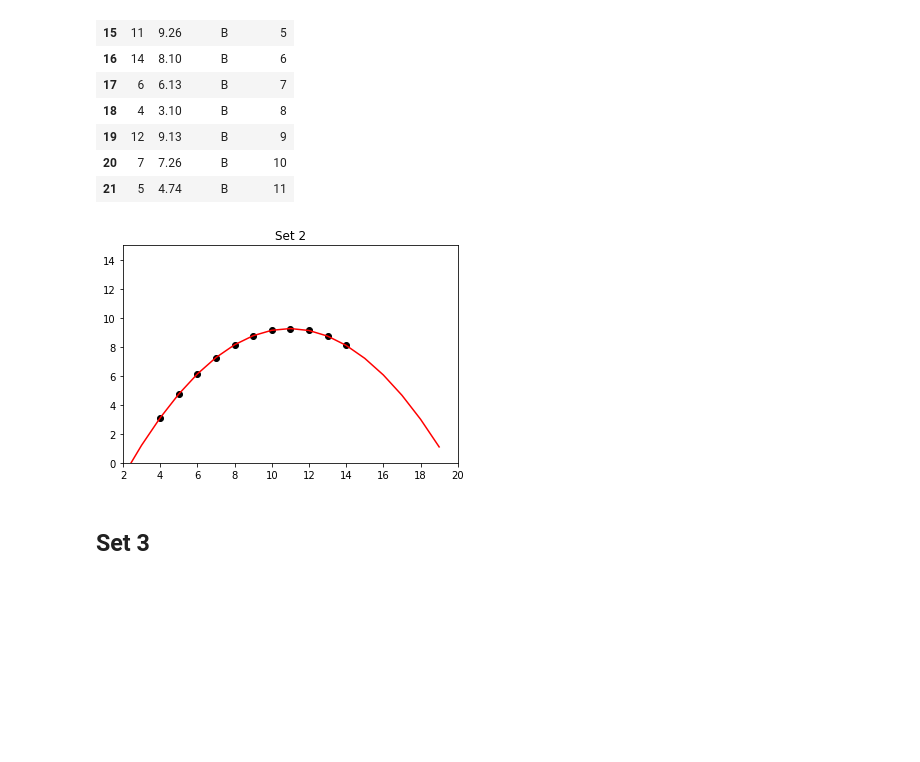
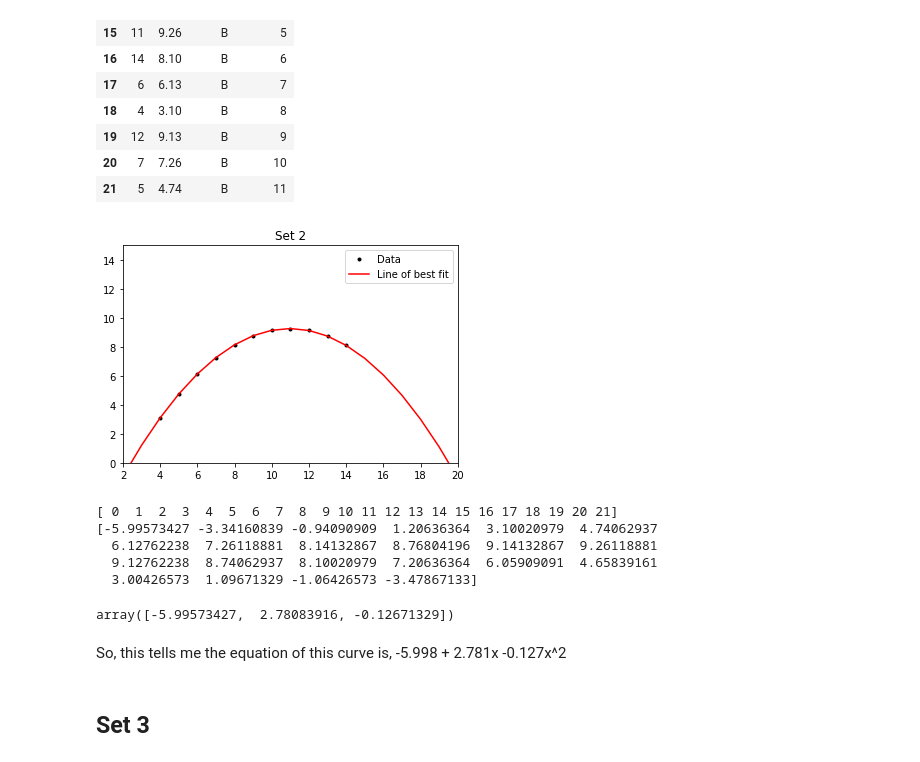
Before and after one commit to MarionMcG/data-analysis, a Jupyter notebook: anscombe.ipynb, the cells around one changed output. Cells and saved outputs as stored; diff of their text form; code cells hidden in the pictures; blank space fills up the shorter version.

Commit message:
Attempts to find equation of poly of best fit

```diff
--- a/anscombe.ipynb
+++ b/anscombe.ipynb
@@ -94,27 +96,46 @@ set2
 # %%
 plt.title('Set 2')
 plt.xlim(2, 20)
 plt.ylim(0, 15)
 
-
-
+#Setting x and y values
 x = set2.loc[:, 'x']
 y = set2.loc[:, 'y']
-plt.plot(x, y, 'ko')
 
+#Plotting my points
+plt.plot(x, y, 'k.', label = 'Data')
 
-#Fitting a line to the data
+#Fitting a curve to the data
 #Reference: http://stackoverflow.com/questions/18767523/fitting-data-with-numpy
 import numpy.polynomial.polynomial as poly
+fit_x = np.arange(0, 22, 1)
 
+#Polynomial of degree 2
 z= poly.polyfit(x, y, 2)
-fit_x = np.arange(0, 20, 1)
 fit_y = poly.polyval(fit_x, z)
-plt.plot(fit_x, fit_y, 'r-')
 
+plt.plot(fit_x, fit_y, 'r-', label = 'Line of best fit')
+
+#Show my plot
+plt.legend()
 plt.show()
 # %% [output]
-[figure, old version]
+[figure, new version]
+# %%
+print(fit_x)
+print(fit_y)
+# %% [output]
+[ 0  1  2  3  4  5  6  7  8  9 10 11 12 13 14 15 16 17 18 19 20 21]
+[-5.99573427 -3.34160839 -0.94090909  1.20636364  3.10020979  4.74062937
+  6.12762238  7.26118881  8.14132867  8.76804196  9.14132867  9.26118881
+  9.12762238  8.74062937  8.10020979  7.20636364  6.05909091  4.65839161
+  3.00426573  1.09671329 -1.06426573 -3.47867133]
+# %%
+z
+# %% [output]
+array([-5.99573427,  2.78083916, -0.12671329])
+# %% [markdown]
+So, this tells me the equation of this curve is, -5.998 + 2.781x -0.127x^2
 # %% [markdown]
 ## Set 3
 # %%
```
Also changed, not shown: parts of 5 cells of this notebook.
